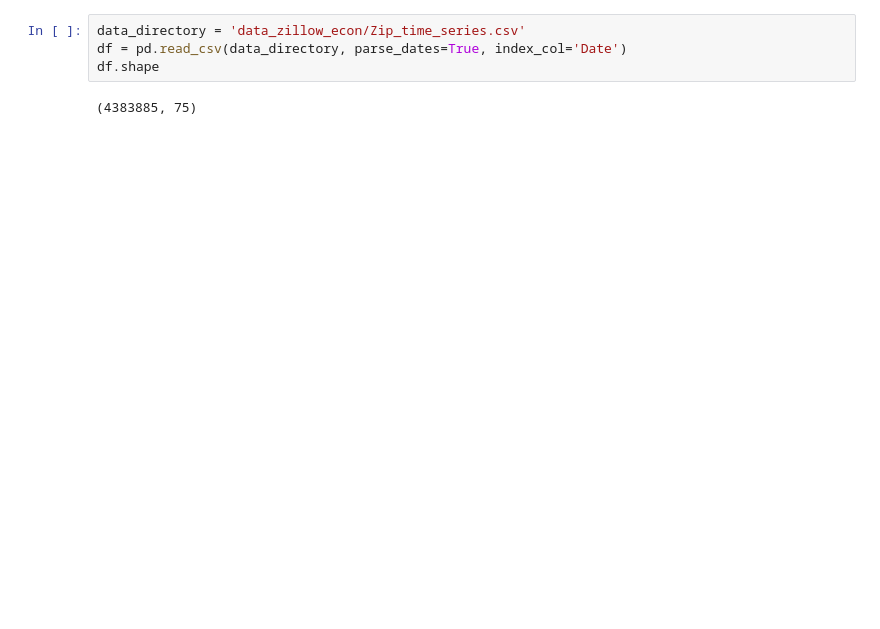
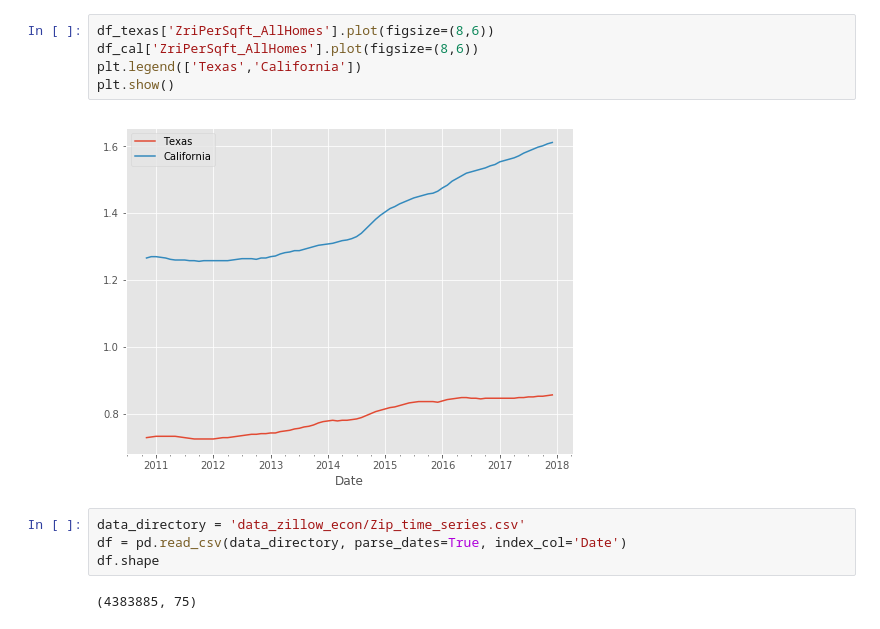
Before and after one commit to cliffrunner/Springboard_Capstone_1, a Jupyter notebook: Capstone_1_predicting_house_price.ipynb, the cells around one changed output. Saved outputs shown, nothing was run; the diff lists cells and outputs as text; blank space fills up the shorter version.

```diff
--- a/Capstone_1_predicting_house_price.ipynb
+++ b/Capstone_1_predicting_house_price.ipynb
@@ -9,3 +356,10 @@ import matplotlib.pyplot as plt
+# %%
+df_texas['ZriPerSqft_AllHomes'].plot(figsize=(8,6))
+df_cal['ZriPerSqft_AllHomes'].plot(figsize=(8,6))
+plt.legend(['Texas','California'])
+plt.show()
+# %% [output]
+[figure, added]
 # %%
 data_directory = 'data_zillow_econ/Zip_time_series.csv'
 df = pd.read_csv(data_directory, parse_dates=True, index_col='Date')
```
Also changed, not shown: parts of 35 cells of this notebook.
